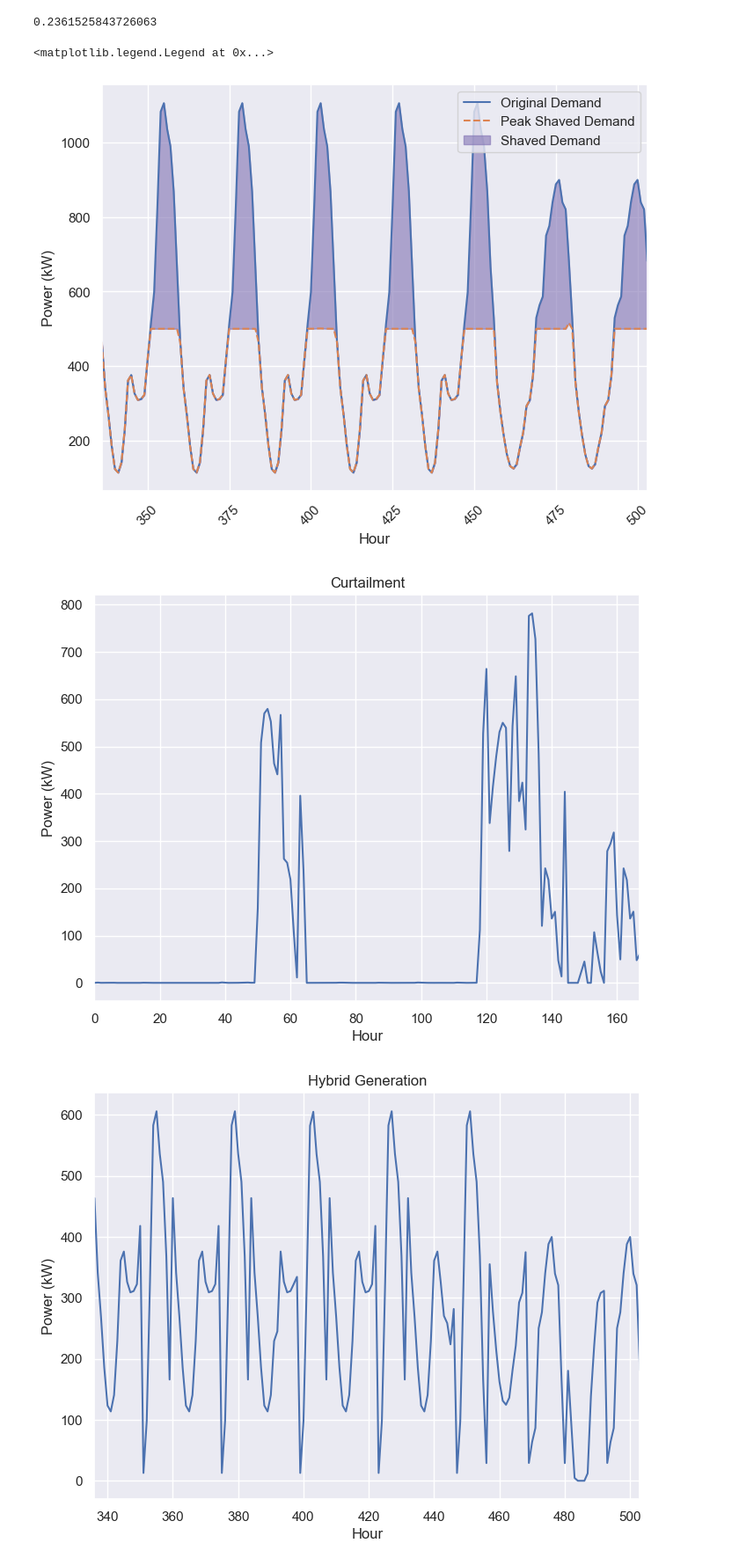
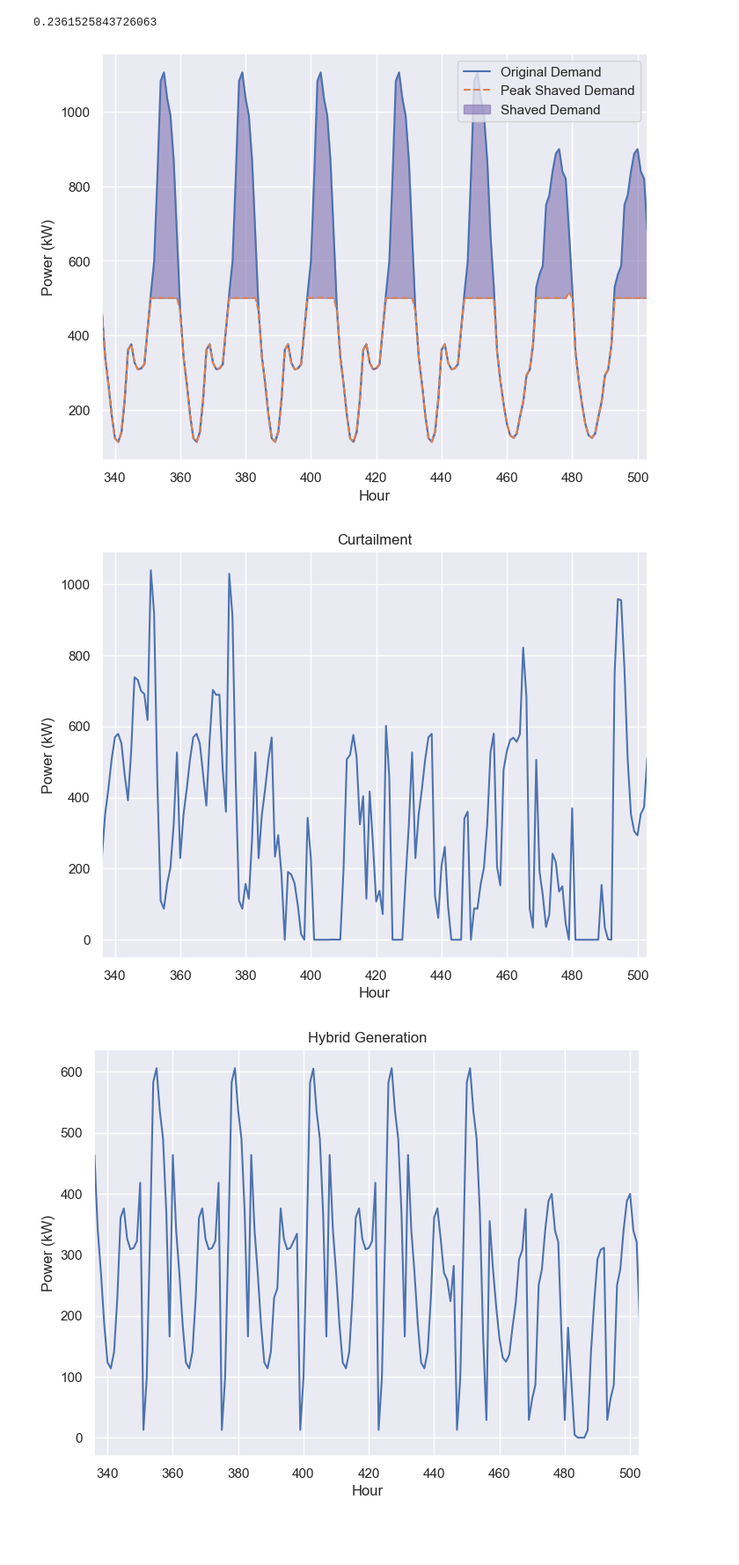
Before and after one commit to camirmas/HOPP, a Jupyter notebook: ev/notebooks/ev-load-following-battery.ipynb, the cells around one changed output. Shown at 88% size. Drawn from its saved outputs; the diff is of its cells as text; code cells hidden in the pictures; blank space fills up the shorter version.

```diff
--- a/ev/notebooks/ev-load-following-battery.ipynb
+++ b/ev/notebooks/ev-load-following-battery.ipynb
@@ -51,6 +57,8 @@ ax.set_title("Hourly EV Charging Demand")
 ax.set_ylabel("Demand (kW)")
 ax.set_xmargin(0)
 ax.set_ymargin(0)
+
+figs["hourly_demand"] = fig
 # %% [output]
 [figure]
 # %%
@@ -74,7 +113,7 @@ To generate the HOPP Model, instantiate the `HoppInterface` class and supply the
 
 `HOPPInterface` is capable of handling dictionary input as well as class instances. Here we demonstrate this by loading the YAML file as a dict, modifying it to include our site information, then passing it as an argument to `HoppInterface`. This is useful for programmatic configuration of simulation configs.
 # %%
-case = get_best_case()
+case = get_best_case("sweep_battery")
 
 case
 # %% [output]
@@ -156,12 +198,14 @@ plot_generation_profile(hybrid_plant)
 # %%
-fig, ax = plt.subplots(figsize=(10, 6))
+fig, ax = plt.subplots(figsize=(8, 6))
 
 # ax.plot(np.arange(24*7), hybrid_plant.grid.missed_load[:24*7], label="Missed Load")
-ax.plot(np.arange(24*7), hybrid_plant.pv.generation_profile[:24*7], label="PV Generation")
-ax.plot(np.arange(24*7), hybrid_plant.wind.generation_profile[:24*7], label="Wind Generation")
+ax.plot(np.arange(start, end), hybrid_plant.pv.generation_profile[start:end], label="PV Generation")
+ax.plot(np.arange(start, end), hybrid_plant.wind.generation_profile[start:end], label="Wind Generation")
 
 ax.set_xmargin(0)
 ax.set_xlabel("Hour")
 ax.set_ylabel("kW")
-ax.legend()
+ax.legend(loc="upper right")
+
+figs["generation"] = fig
 # %% [output]
@@ -203,9 +246,6 @@ fig, ax = plt.subplots(figsize=(8, 6))
 
 x = np.arange(8760)
 y = np.array(hybrid_plant.generation_profile["hybrid"]) / 1000
-
-start = 24*7*2
-end = 24*7*3
 
 ax.plot(x[start:end], res_df["ev_load"][start:end], label="Original Demand")
 ax.plot(x[start:end], res_df["y_peak_shaved"][start:end], linestyle="dashed", label="Peak Shaved Demand")
@@ -219,30 +259,31 @@ ax.fill_between(
     alpha=.6
 )
 
-ax.set_xticks(ax.get_xticks(), ax.get_xticklabels(), rotation=45)
-
 ax.set_xlabel("Hour")
 ax.set_ylabel("Power (kW)")
 ax.set_xmargin(0)
 
 ax.legend()
+
+figs["peak_shaving_results"] = fig
 # %% [output]
-<matplotlib.legend.Legend at 0x...>
-[figure, old version]
+[figure, new version]
 # %%
 fig, ax = plt.subplots(figsize=(8, 6))
 
 x = np.arange(8760)
 y = np.array(hybrid_plant.grid.schedule_curtailed)
 
-ax.plot(x[:periods], y[:periods])
+ax.plot(x[start:end], y[start:end])
 
 ax.set_title("Curtailment")
 ax.set_xlabel("Hour")
 ax.set_ylabel("Power (kW)")
 ax.set_xmargin(0)
+
+figs["curtailment"]= fig
 # %% [output]
-[figure, old version]
+[figure, new version]
 # %%
 fig, ax = plt.subplots(figsize=(8, 6))
 
```
Also changed, not shown: parts of 8 cells of this notebook, 10 other files.
